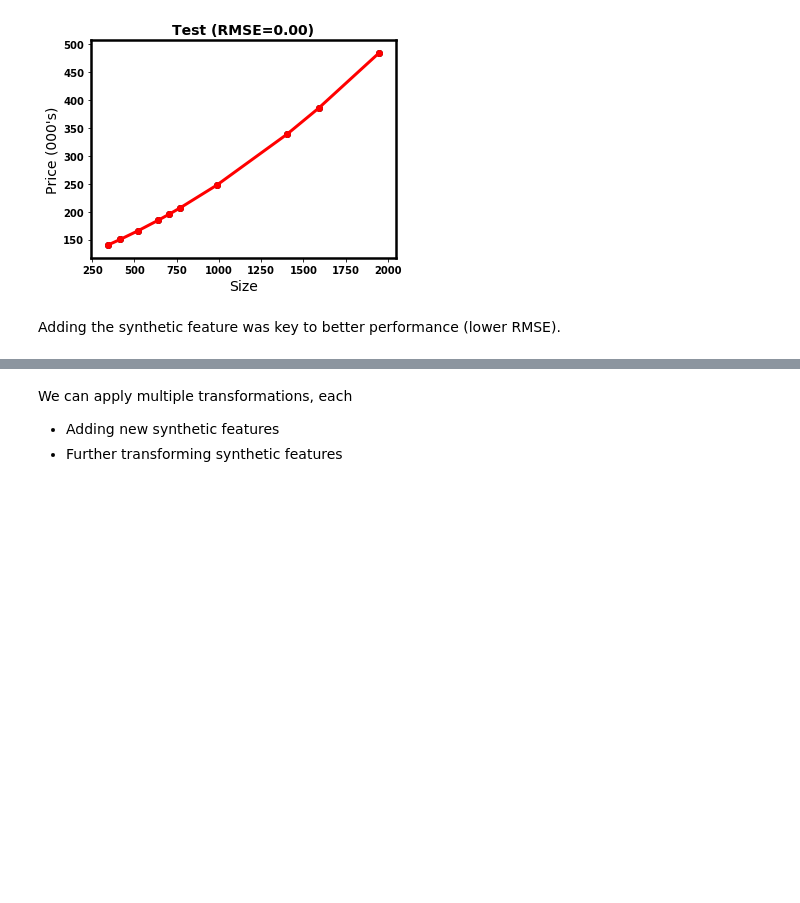
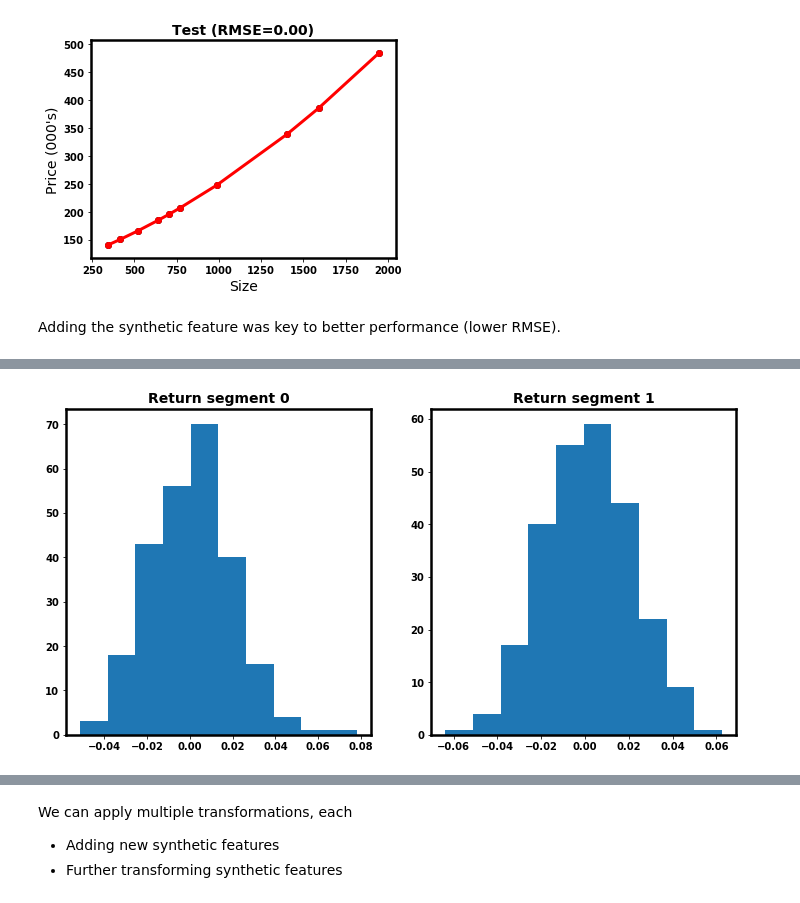
Before and after one commit to kenperry-public/ML_Fall_2022, a Jupyter notebook: Prepare_data_Overview.ipynb, the cells around one changed output, grey strips where cells are left out. Drawn from its saved outputs; the diff is of its cells as text; code cells hidden in the pictures; blank space fills up the shorter version.

```diff
--- a/Prepare_data_Overview.ipynb
+++ b/Prepare_data_Overview.ipynb
@@ -155,0 +171,4 @@ Adding the synthetic feature was key to better performance (lower RMSE).
+# %%
+fig_segs
+# %% [output]
+[figure, added]
```
Also changed, not shown: parts of 8 cells of this notebook, 6 other files.
